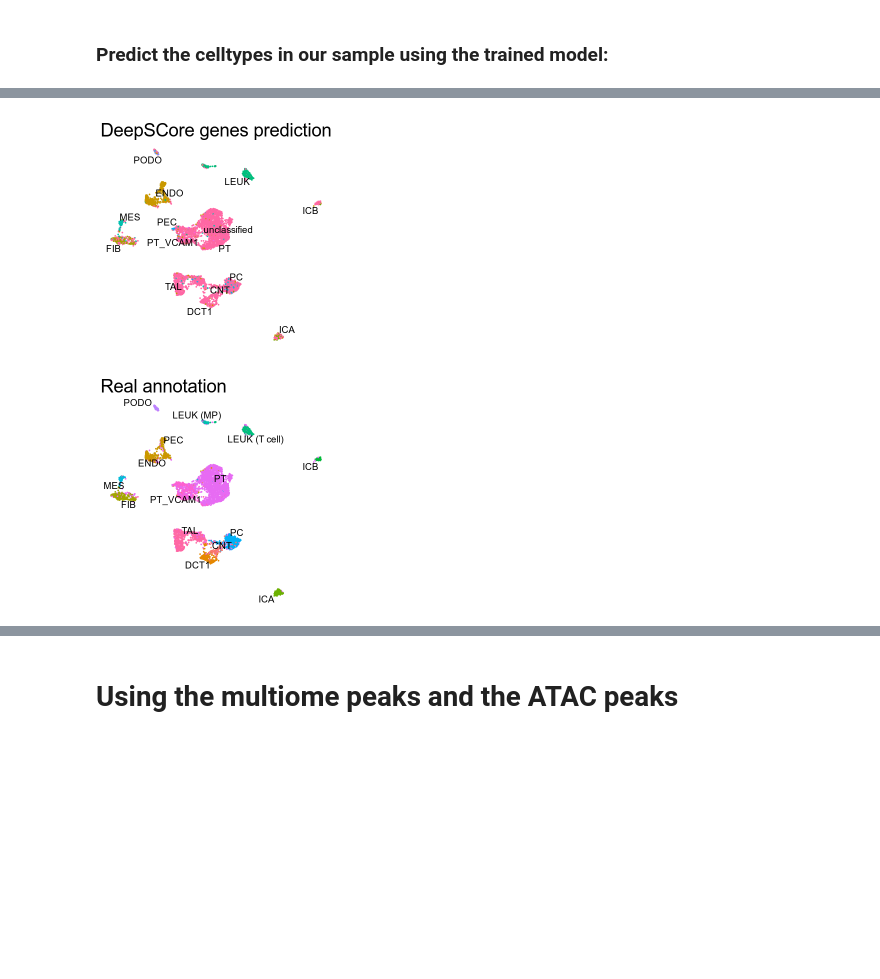
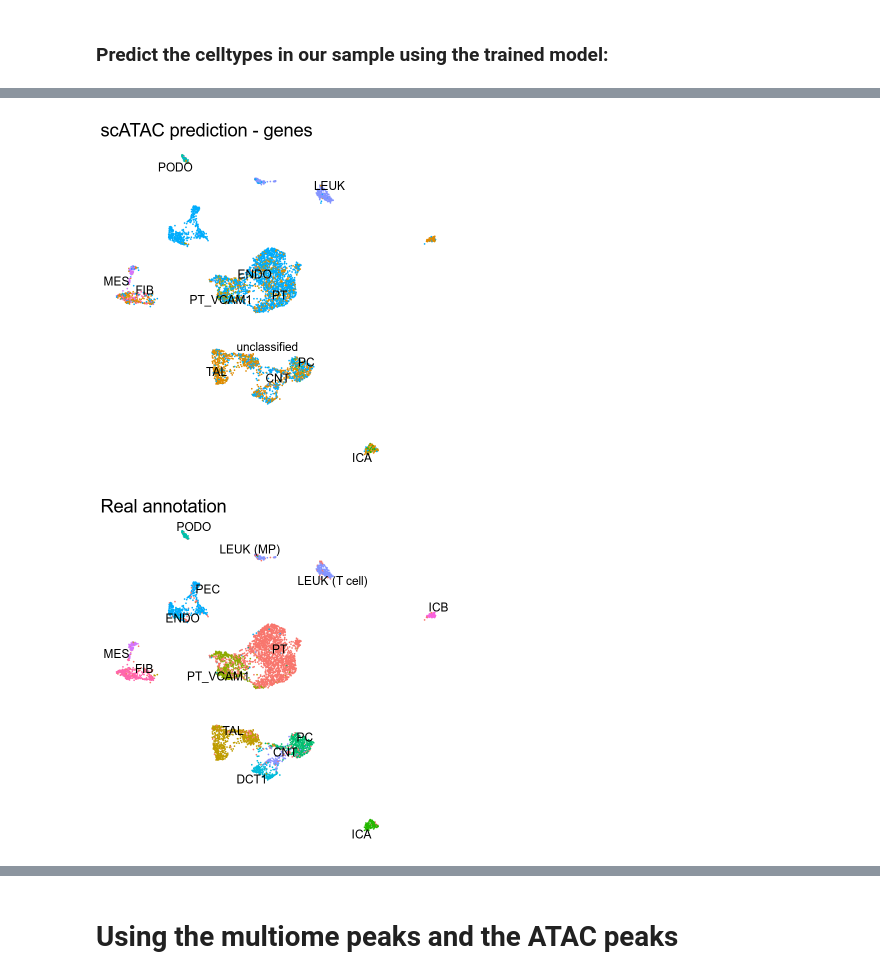
Before and after one commit to mereulab/deepscore, a Jupyter notebook: tutorials/tutorial_kidney_both_R.ipynb, the cells around one changed output, grey strips where cells are left out. Cells and saved outputs as stored; diff of their text form; code cells hidden in the pictures; blank space fills up the shorter version.

```diff
--- a/tutorials/tutorial_kidney_both_R.ipynb
+++ b/tutorials/tutorial_kidney_both_R.ipynb
@@ -61,0 +218,11 @@ Active assay: RNA (20967 features, 800 variable features)
+# %%
+p <- DimPlot(kidney.rna)
+pbuild <- ggplot_build(p)
+pdata <- pbuild$data[[1]]
+
+pdata <-  pdata[order(pdata$group),]
+mycols <- unique(pdata$colour)
+names(mycols) <- unique(kidney.rna$ds_prediction)
+mycols <- c(mycols, "LEUK"="#8494FF", "LEUK (MP)"="#8494FF",
+           "LEUK (T cell)"="#8494FF")
+mycols
@@ -142,5 +417,8 @@ Found 1917 genes in common
 Looking for 1067 marker genes from each label
 Found 2064 genes in common
 # %%
-common_genes <- find_refmarkers_in_genes(multi.rna.m, kidney.atac.comb, sample.assay="RNA")
+# Or find the marker genes that we have computed from the reference in all the genes
+# from our query dataset, in an iterative manenr
+common_genes <- find_refmarkers_in_genes(multi.rna.m, kidney.atac.comb,
+                                         sample.assay="RNA", target_n_genes = 5000)
 # %% [output]
@@ -151,23 +442,27 @@ Found 2101 genes in common
 # %% [markdown]
 ### Prepare the reference data and train model:
 # %%
+# Instantiate our model, specifying the desired features for
+# our architecture
 ds <- DeepScore(
         hidden_nodes=c(512, 64),
         common_features=common_genes,
         n_labels=16,
-        epochs=10,
-        batch_size=32,
+        epochs=20,
+        batch_size=64,
         activation="relu",
         dropout=TRUE,
-        dropout_rate=0.25,
+        dropout_rate=0.6,
         batchnorm=TRUE,
         lr=0.001,
         weight_reg=TRUE
 )
 
+# Set the reference for our model and the information we want to transfer
 ds <- ds %>% set_reference(kidney.multi.comb, kidney.multi.comb$annotation, assay="RNA")
 # %%
-ds <- ds %>% train()
+# Train the model
+ds <- ds %>% train(patience=5)
 # %% [output]
 [1] "Model evaluation on unseen data:"
      loss  accuracy
@@ -204,12 +501,12 @@ p1 + p2
 # %%
-options(repr.plot.width=4, repr.plot.height=4)
+options(repr.plot.width=6, repr.plot.height=6)
 
-DimPlot(kidney.atac.comb, group.by = "ds_prediction", label = TRUE,
-        repel = TRUE) + theme_void() + NoLegend() +
-        theme(plot.title = element_text(size=22)) + ggtitle("DeepSCore genes prediction")
-DimPlot(kidney.atac.comb, group.by = 'annotation', label = TRUE,
-        repel = TRUE) + theme_void() + NoLegend() +
+DimPlot(kidney.atac.comb, group.by = "ds_prediction", label = TRUE,  cols = mycols,
+        repel = TRUE, label.size = 5) + theme_void() + NoLegend() +
+        theme(plot.title = element_text(size=22)) + ggtitle("scATAC prediction - genes")
+DimPlot(kidney.atac.comb, group.by = 'annotation', label = TRUE,  cols = mycols,
+        repel = TRUE, label.size = 5) + theme_void() + NoLegend() +
         theme(plot.title = element_text(size=22)) + ggtitle("Real annotation")
 # %% [output]
-[figure, old version]
+[figure, new version]
-[figure, old version]
+[figure, new version]
```
Also changed, not shown: parts of 61 cells of this notebook, 3 other files.
